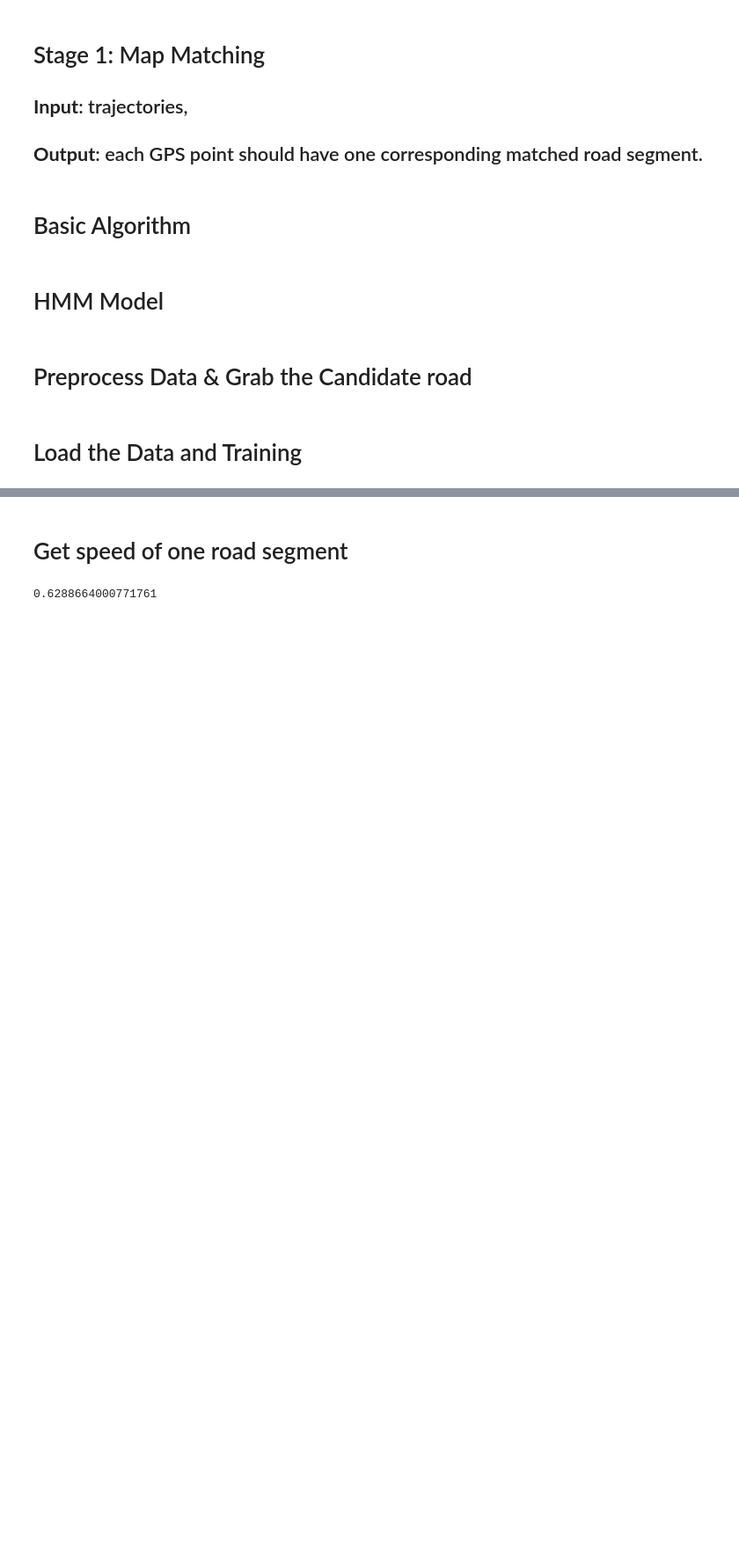
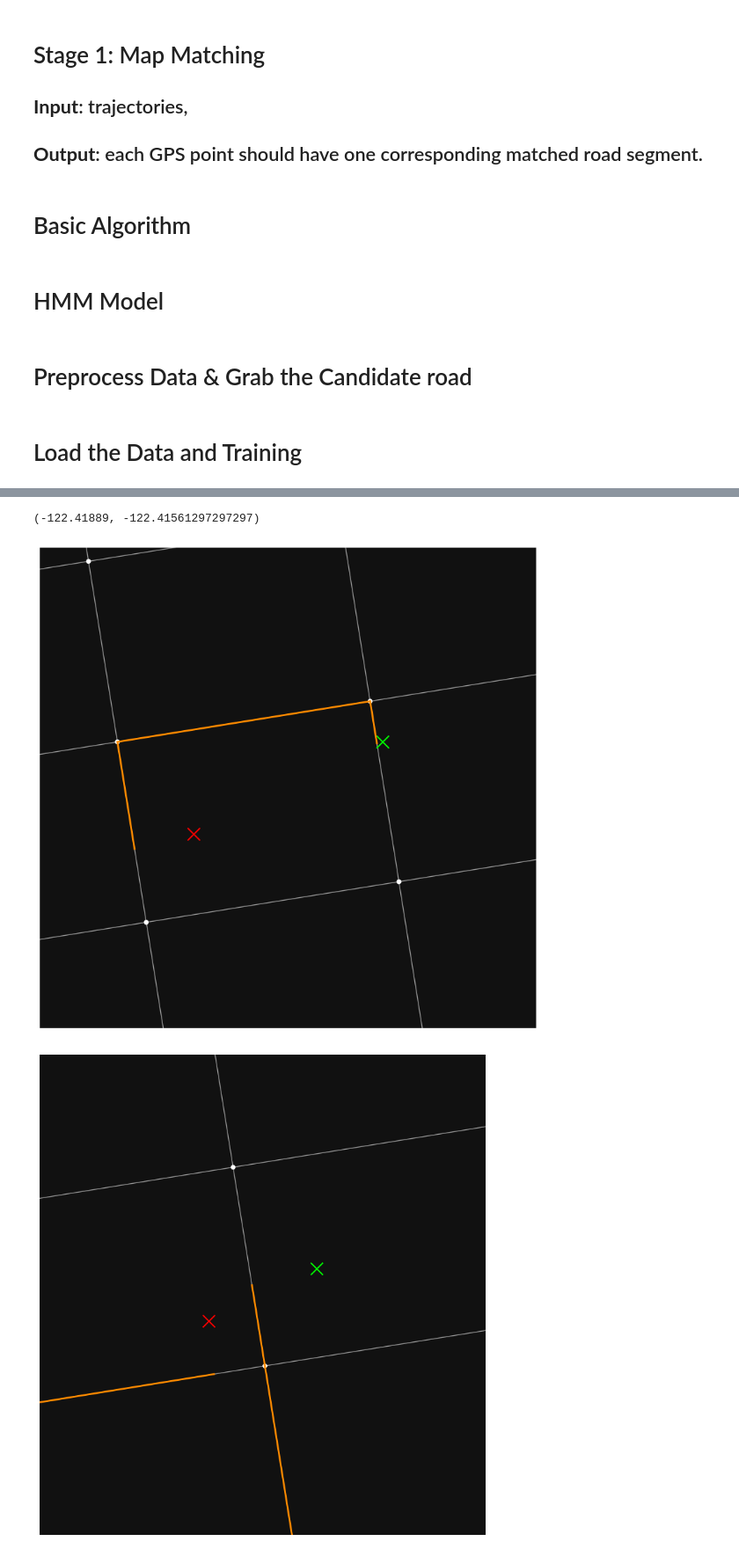
Before and after one commit to lin-shuang/toy-google-maps, a Jupyter notebook: Map.ipynb, the cells around one changed output, grey strips where cells are left out. Shown: that part at 88% size. Saved outputs shown, nothing was run; the diff lists cells and outputs as text; code cells hidden in the pictures; blank space fills up the shorter version.

```diff
--- a/Map.ipynb
+++ b/Map.ipynb
@@ -260,12 +283,6 @@ def preprocess_traces(df, sigma=4.07):
     data[["prev_latitude", "prev_longitude"]] = data[["latitude", "longitude"]].shift(-1)
     # Ignore warning about invalid value in arcsin (nan)
     data["dist_from_prev_m"] = great_circle_dist_z_to_z(data[["prev_latitude", "prev_longitude", "latitude", "longitude"]].values)  # 1.93 sec
-
-    # compute up speed from time
-    data['seconds'] = (data['time'].dt.hour * 3600) + (data['time'].dt.minute * 60) + data['time'].dt.second
-    data['seconds_from_prev'] = data['seconds'] - data['seconds'].shift(-1)
-    data['speed_from_prev_mps'] = data['dist_from_prev_m'] / data['seconds_from_prev'].shift(-1)
-
     # Take cumsum of dist
     dist_cum = data.dist_from_prev_m.cumsum()
     # removing points that are within 2𝜎 of the previous included point.
@@ -585,22 +486,43 @@ sf_map
-# %% [markdown]
-# Get speed of one road segment
-# %%
-# temp
-#37.731984 meters
-#print('prev time:', trip[0][1][3])
-#print('curr time:', trip[1][1][3])
-#print('distance from prev_node meters:', trip[0][1][6])
-
-#print('\n')
-#print(trip[0][1])
-
-# get speed of one road segment (between 2 intersections)
-def get_road_speed(df):
-
-
-    return df_list
-
-# trip = get_road_speed(trip)
-print(trip[0][1][9])
-# %% [output]
-0.6288664000771761
+# %%
+import taxicab as tc
+
+# G = gdf.to_crs(epsg=3857)
+# print(G.crs)
+orig = (trip[1][1][0], trip[1][1][1])
+dest = (trip[3][1][0], trip[3][1][1])
+# print(ox.projection.is_projected(orig))
+route = tc.distance.shortest_path(G, orig, dest)
+fig, ax = tc.plot.plot_graph_route(G, route, node_size=30, show=False, close=False, figsize=(10,10))
+padding = 0.001
+ax.scatter(orig[1], orig[0], c='lime', s=200, label='orig', marker='x')
+ax.scatter(dest[1], dest[0], c='red', s=200, label='dest', marker='x')
+ax.set_ylim([min([orig[0], dest[0]])-padding, max([orig[0], dest[0]])+padding])
+ax.set_xlim([min([orig[1], dest[1]])-padding, max([orig[1], dest[1]])+padding])
+# plt.show()
+
+orig = (trip[3][1][0], trip[3][1][1])
+dest = (trip[4][1][0], trip[4][1][1])
+route = tc.distance.shortest_path(G, orig, dest)
+fig, ax = tc.plot.plot_graph_route(G, route, node_size=30, show=False, close=False, figsize=(10,10))
+padding = 0.001
+ax.scatter(orig[1], orig[0], c='lime', s=200, label='orig', marker='x')
+ax.scatter(dest[1], dest[0], c='red', s=200, label='dest', marker='x')
+ax.set_ylim([min([orig[0], dest[0]])-padding, max([orig[0], dest[0]])+padding])
+ax.set_xlim([min([orig[1], dest[1]])-padding, max([orig[1], dest[1]])+padding])
+# plt.show()
+
+
+orig = (trip[4][1][0], trip[4][1][1])
+dest = (trip[6][1][0], trip[6][1][1])
+route = tc.distance.shortest_path(G, orig, dest)
+fig, ax = tc.plot.plot_graph_route(G, route, node_size=30, show=False, close=False, figsize=(10,10))
+padding = 0.001
+ax.scatter(orig[1], orig[0], c='lime', s=200, label='orig', marker='x')
+ax.scatter(dest[1], dest[0], c='red', s=200, label='dest', marker='x')
+ax.set_ylim([min([orig[0], dest[0]])-padding, max([orig[0], dest[0]])+padding])
+ax.set_xlim([min([orig[1], dest[1]])-padding, max([orig[1], dest[1]])+padding])
+# plt.show()
+# %% [output]
+(-122.41889, -122.41561297297297)
+[figure, added]
+[figure, added]
```
Also changed, not shown: parts of 23 cells of this notebook.
